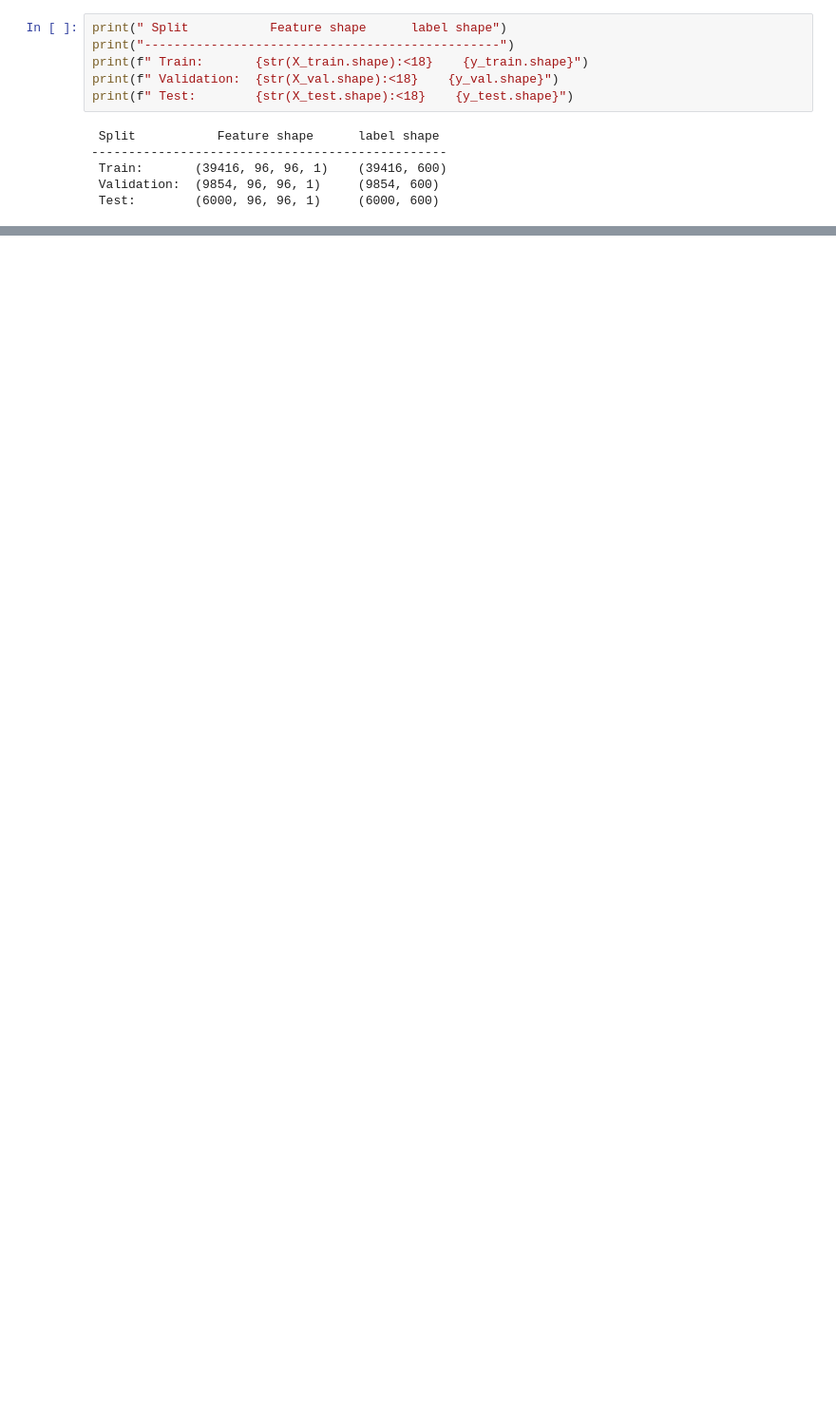
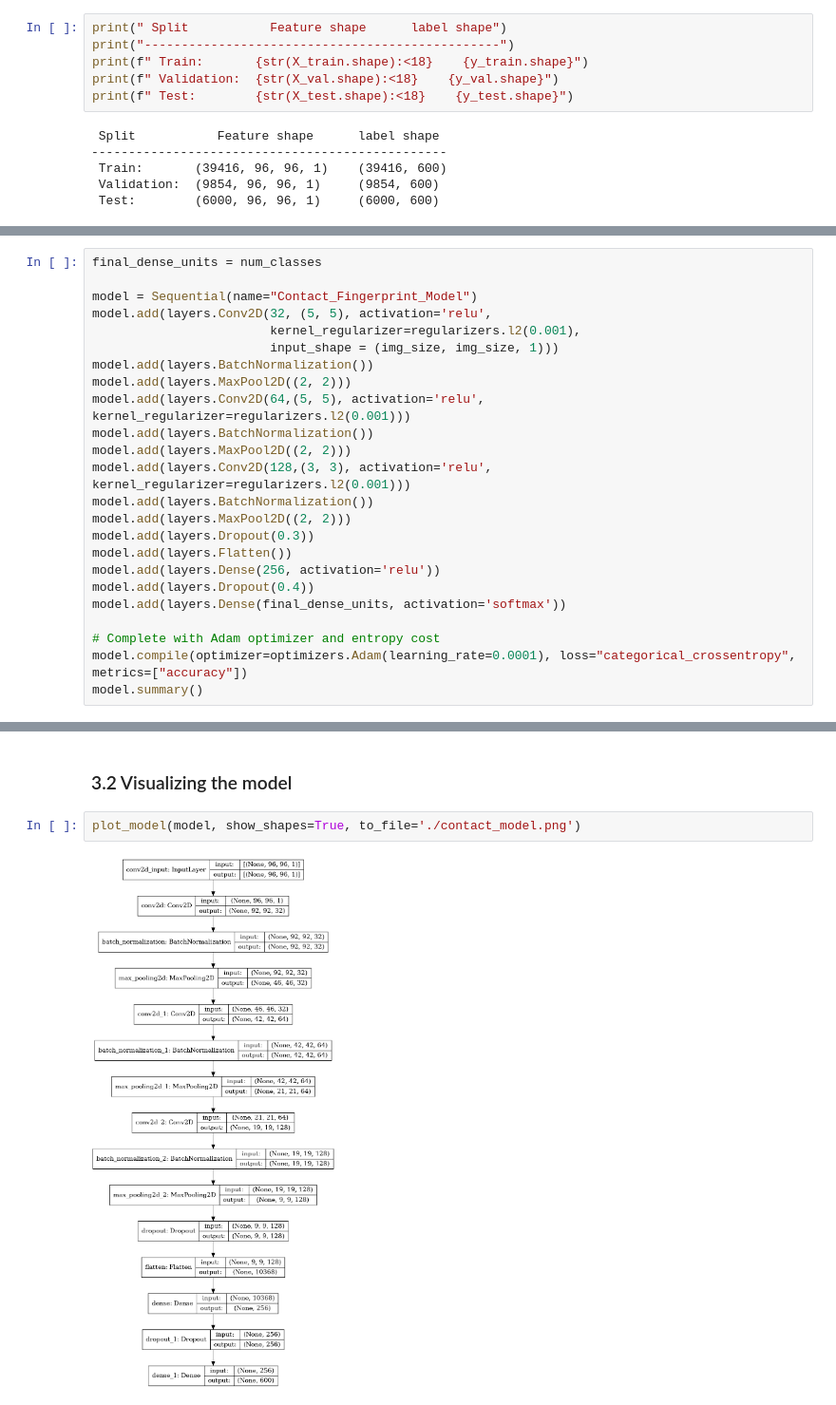
Before and after one commit to kimurarh/fingerprint-detection, a Jupyter notebook: src/Contact-Fingerprint-Detection.ipynb, the cells around one changed output, grey strips where cells are left out. Shown at 95% size. Cells and saved outputs as stored; diff of their text form; blank space fills up the shorter version.

Commit message:
feat: model training a evaluation

```diff
--- a/src/Contact-Fingerprint-Detection.ipynb
+++ b/src/Contact-Fingerprint-Detection.ipynb
@@ -180,0 +185,24 @@ ___
+# %%
+final_dense_units = num_classes
+
+model = Sequential(name="Contact_Fingerprint_Model")
+model.add(layers.Conv2D(32, (5, 5), activation='relu',
+                        kernel_regularizer=regularizers.l2(0.001),
+                        input_shape = (img_size, img_size, 1)))
+model.add(layers.BatchNormalization())
+model.add(layers.MaxPool2D((2, 2)))
+model.add(layers.Conv2D(64,(5, 5), activation='relu', kernel_regularizer=regularizers.l2(0.001)))
+model.add(layers.BatchNormalization())
+model.add(layers.MaxPool2D((2, 2)))
+model.add(layers.Conv2D(128,(3, 3), activation='relu', kernel_regularizer=regularizers.l2(0.001)))
+model.add(layers.BatchNormalization())
+model.add(layers.MaxPool2D((2, 2)))
+model.add(layers.Dropout(0.3))
+model.add(layers.Flatten())
+model.add(layers.Dense(256, activation='relu'))
+model.add(layers.Dropout(0.4))
+model.add(layers.Dense(final_dense_units, activation='softmax'))
+
+# Complete with Adam optimizer and entropy cost
+model.compile(optimizer=optimizers.Adam(learning_rate=0.0001), loss="categorical_crossentropy", metrics=["accuracy"])
+model.summary()
@@ -180,0 +227,6 @@ ___
+# %% [markdown]
+### 3.2 Visualizing the model
+# %%
+plot_model(model, show_shapes=True, to_file='./contact_model.png')
+# %% [output]
+[figure, added]
```
Also changed, not shown: parts of 12 cells of this notebook.
